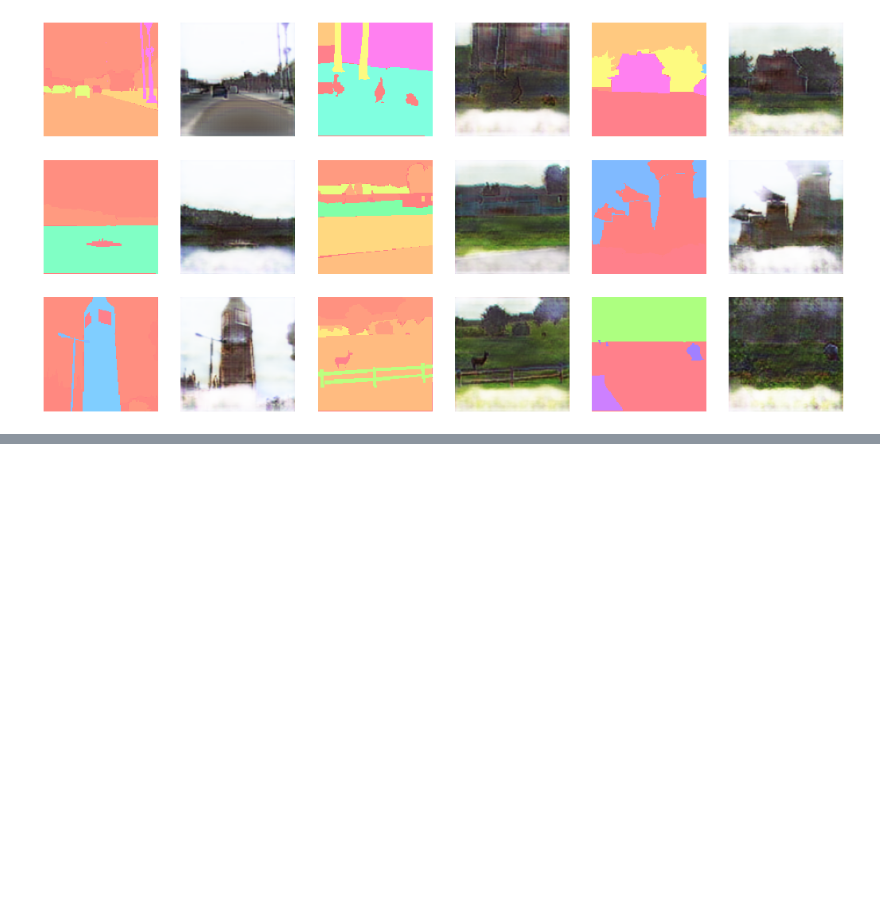
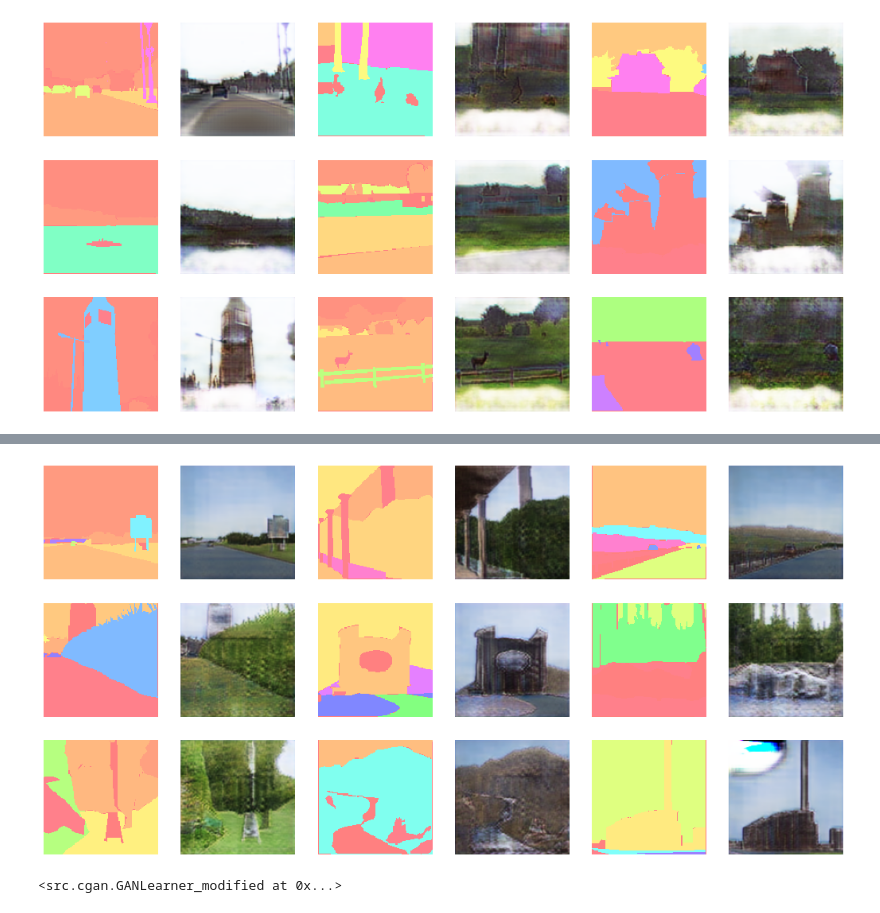
Before and after one commit to AndreyYashkin/SPADE-FastAI, a Jupyter notebook: SPADE_128_MultiScaleDiscriminator+vgg.ipynb, the cells around one changed output, grey strips where cells are left out. Cells and saved outputs as stored; diff of their text form; code cells hidden in the pictures; blank space fills up the shorter version.

```diff
--- a/SPADE_128_MultiScaleDiscriminator+vgg.ipynb
+++ b/SPADE_128_MultiScaleDiscriminator+vgg.ipynb
@@ -90,7 +90,7 @@ for i in range(len(test_batch)):
 #for i in range(test_batch[1].shape[0]):
 #  torch.argmax(test_batch[1][i], dim=0).show()
 # %%
-record = 'record2'
+record = 'record4'
 cbs = GANEvolutionRecorder(storege_path=os.path.join(save_to, record), test_batch=test_batch, plot_fn=plot_record_fn)
 # %%
 gen = Generator(im_size, nz, ngf, class_n, embedding_dim=embedding_dim, norm_type=gen_norm)
@@ -183,4 +185,4 @@ learn.show_results(max_n=9, ds_idx=0)
 [interactive output not drawn]
 [figure]
 # %%
-#learn.load(os.path.join(save_to, '200 epoch'))
+learn.load(os.path.join(save_to, '200 epoch'))
@@ -194,0 +222,3 @@ learn.show_results(max_n=9, ds_idx=0)
+# %%
+learn.show_results(max_n=9, ds_idx=0)
+# %% [output]
@@ -195,5 +226,8 @@ learn.show_results(max_n=9, ds_idx=0)
+[figure, added]
 # %%
-#learn.load(os.path.join(save_to, '300 epoch'))
+learn.load(os.path.join(save_to, '300 epoch'))
+# %% [output]
+<src.cgan.GANLearner_modified at 0x...>
 # %%
 sched = {'lr': SchedExpPart(start=lr, end=lr/20, start_part=0.5, end_part=1.0)}
 learn.fit(100, cbs=ParamScheduler(sched))
```
Also changed, not shown: parts of 11 cells of this notebook.
